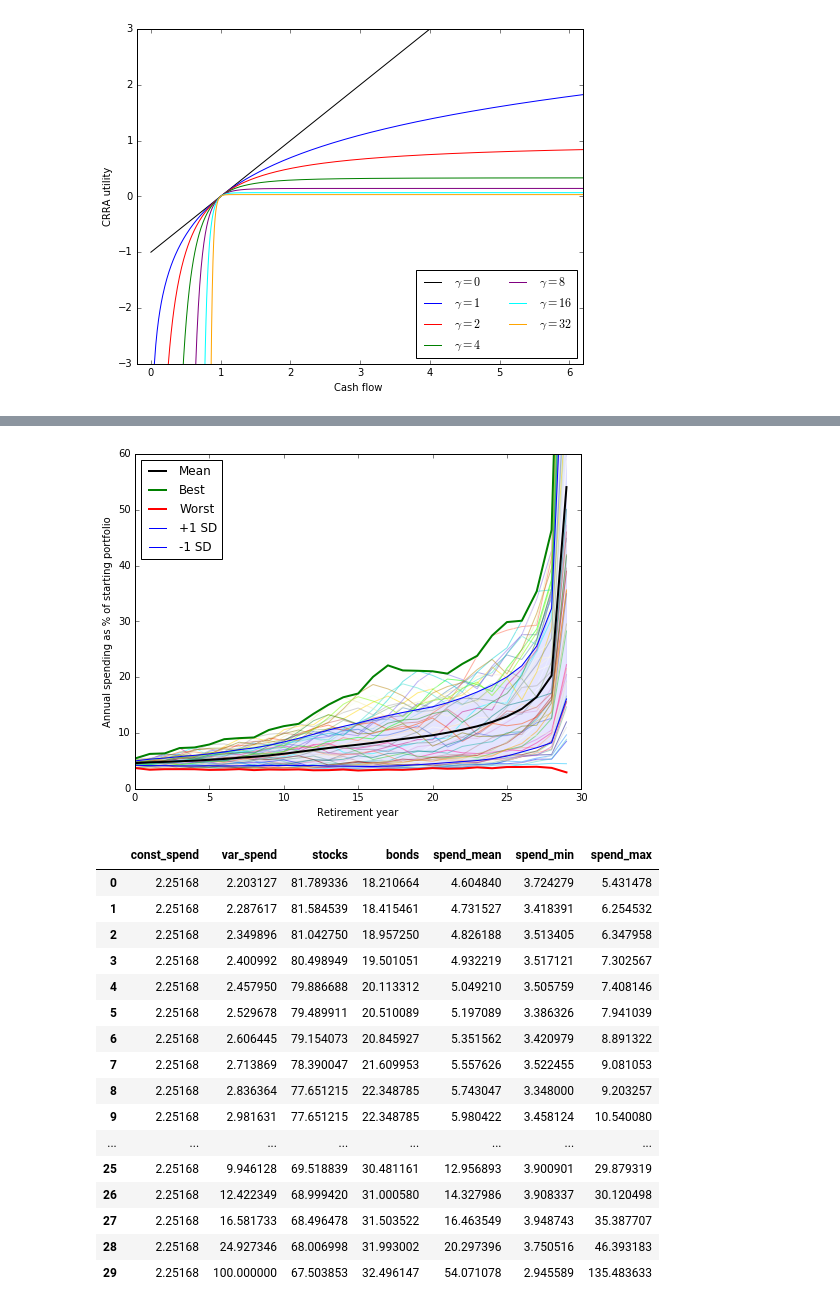
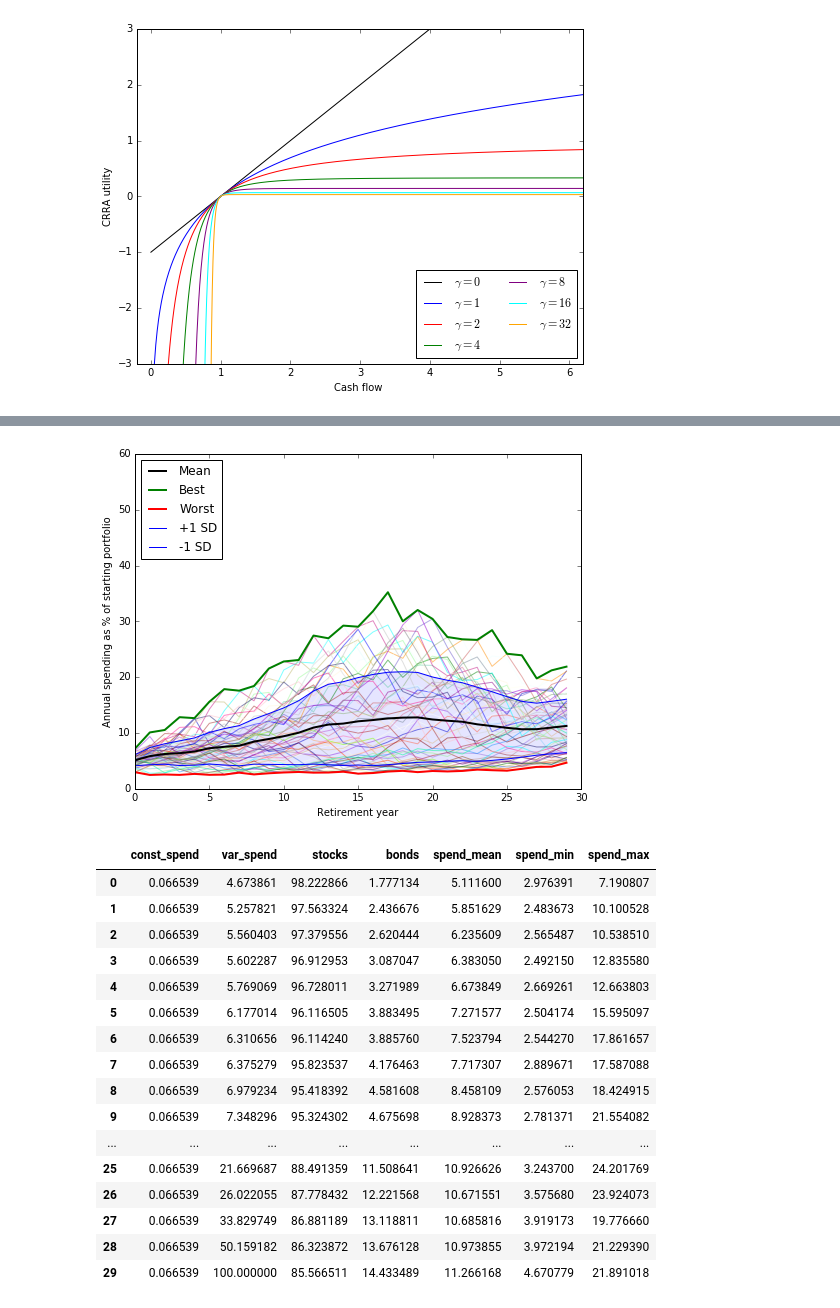
Before and after one commit to druce/safewithdrawal_tensorflow, a Jupyter notebook: Safe Retirement Spending Using Certainty Equivalent Cash Flow and TensorFlow.ipynb, the cells around one changed output, grey strips where cells are left out. Cells and saved outputs as stored; diff of their text form; code cells hidden in the pictures.

Commit message:
Make plotly charts in Jupyter; divide constant spending by 100, consistent with var spending, and to increase gradient and help optimizer

```diff
--- a/Safe Retirement Spending Using Certainty Equivalent Cash Flow and TensorFlow.ipynb
+++ b/Safe Retirement Spending Using Certainty Equivalent Cash Flow and TensorFlow.ipynb
@@ -1339,9 +1322,11 @@ df_summary[cols]
 | 29 | 0.046855 | 100.000000 | 87.563564 | 12.436436 | 15.878956 | 6.638125 | 31.159893 |
 # %%
 # gamma = 4
-const_spend = 0.059504445775
-var_spend_pcts = pd.Series([0.048743220232815181, 0.052041555965078624, 0.05425669457977364, 0.055341022004588659, 0.056949957616905793, 0.059376112158431554, 0.060968251561846702, 0.06293122166280149, 0.066933482597381674, 0.070542130572036385, 0.074078534350592126, 0.078402296003783706, 0.083785249983268473, 0.087567519597712071, 0.090521391958943542, 0.09492949808315379, 0.09982827703508089, 0.10668911434029761, 0.11422268923247973, 0.12181616619067405, 0.12851847687776946, 0.13764059454579039, 0.1500767760566252, 0.1643054934035813, 0.18483683599843975, 0.21406801860735858, 0.25885215003683787, 0.33777223756581798, 0.50128646263591004, 1.000000000])
-stock_allocations = pd.Series([0.98753482171546825, 0.98081995470262795, 0.97668036916297196, 0.96915009360931204, 0.9685832026138691, 0.96213395367575583, 0.96119204438784267, 0.95783677534855827, 0.95500847470650374, 0.95446919674439201, 0.9544402312500071, 0.95130257710954935, 0.95020538078065231, 0.94791868502765131, 0.93886173533119277, 0.93642803578012357, 0.93110650573544129, 0.9267605079600435, 0.91748165966830275, 0.90988565819582679, 0.90907433506273239, 0.90787344831013606, 0.90470864291091824, 0.8948798814288178, 0.89306709219799907, 0.88498161925953145, 0.87780374371979986, 0.86879402614369039, 0.86324195329008513, 0.85566351078676095])
+#Objective: 5.542043
+
+const_spend = 0.062394818590
+var_spend_pcts = pd.Series([0.048730017411681981, 0.052008310068007907, 0.054218193590686803, 0.055312510831961072, 0.05692453529569181, 0.059346850704198942, 0.060946112437266921, 0.062915293825371824, 0.066910490847796711, 0.070523890712361842, 0.074071743670764315, 0.078407393759707497, 0.083816486978216462, 0.087649497384592573, 0.090666848258244878, 0.09516947034014607, 0.10018529958488882, 0.10723772404790377, 0.11502346628583779, 0.12290203018621258, 0.12976582756950256, 0.13907927847917723, 0.15173726025749013, 0.16591027751436746, 0.18646105551063419, 0.21552328379408389, 0.25984829312381236, 0.33830099662564217, 0.50158087213236147, 1.0000000001165821])
+stock_allocations = pd.Series([0.98483041858618714, 0.97770712573282248, 0.97525612643584925, 0.9691289957653666, 0.96881302159684457, 0.96237799840558991, 0.96234194683263252, 0.95851705138673715, 0.95422896281588088, 0.95417380209558689, 0.9541536262809267, 0.95136146540864797, 0.95015346534484879, 0.94863300656047456, 0.93975410613038846, 0.93725390691100396, 0.93177292466854633, 0.92676214815504188, 0.91778513469130074, 0.91050570402803632, 0.90965214873288602, 0.90836304468480333, 0.90502808487792075, 0.8953285399227876, 0.89332014954909367, 0.8851021144470862, 0.87791118448773353, 0.86886484784575391, 0.86325931670778011, 0.85567452029220781])
 
 model = SafeWithdrawalModel(returns_list = [real_stocks, real_bonds],
                             names_list = ["stocks","bonds"],
@@ -1430,11 +1409,11 @@ df_summary[cols]
 # %%
 # gamma = 6
 
+#Objective: 4.785632
 
-const_spend = 0.065452708148
-var_spend_pcts = pd.Series([0.046945774224188913, 0.052396006605669988, 0.055392550449074041, 0.055868842119318682, 0.057591049798561819, 0.0615152346009568, 0.062886825253145678, 0.06371181153648546, 0.069591511258899799, 0.073332657219223329, 0.076525632202621388, 0.080805593402238238, 0.087468500960544246, 0.091348940433953862, 0.093674763143933651, 0.099060607123976699, 0.10402253389691901, 0.11076331603572787, 0.11834970864697514, 0.12671106601296903, 0.1323845240762867, 0.14115545590988418, 0.15381904065188048, 0.16678938862787043, 0.18731040275749727, 0.21620256880736322, 0.2599268424455769, 0.3381662455896306, 0.50151636904294494, 1.0000000001165821])
-stock_allocations = pd.Series([0.98314052207340297, 0.97656471684604462, 0.97427873698306122, 0.96912939955562383, 0.96741408768064874, 0.96137963659491033, 0.96091728209411298, 0.9581162411906754, 0.95354850037613992, 0.95346407991779203, 0.95330132997217454, 0.95107026254962146, 0.94950969990831202, 0.9484974145932249, 0.93949821946699974, 0.9369063814133729, 0.93167546759863273, 0.92642615120473903, 0.91774829201467079, 0.91030462038202986, 0.90941643965626229, 0.90810234309701632, 0.90475687531726012, 0.89517478188003818, 0.89316496300929815, 0.88490975331476618, 0.87777502872885926, 0.86880136706122613, 0.86323719632158591, 0.85566362694610987])
-
+const_spend = 0.066380048274
+var_spend_pcts = pd.Series([0.046942489991125415, 0.052381867750906946, 0.055376304144526919, 0.055857984716955966, 0.057583771265202859, 0.06150651982169935, 0.062883848853336297, 0.06371453884366847, 0.069593106013293091, 0.073340523370016814, 0.076543277055569098, 0.080832500026518719, 0.087518278291160476, 0.091425365331841354, 0.093769994376575891, 0.099211209335377887, 0.10421549460702235, 0.11100390900033544, 0.11865455928527642, 0.12712502511942428, 0.13280328161552832, 0.14161239780070853, 0.15435903942239249, 0.1672445482599117, 0.18779214759395108, 0.21664861706166127, 0.2601965170565872, 0.33828814537170426, 0.50158637558403174, 1.0])
+stock_allocations = pd.Series([0.9823368781066294, 0.97574163093473221, 0.97385639120022749, 0.96912930315347301, 0.96730711445602935, 0.96120678292173423, 0.96112518736605979, 0.95822593280757651, 0.95325751135175252, 0.9532575110571978, 0.9532344090976832, 0.95104972867096116, 0.9494207410006561, 0.94863917813797216, 0.93966140738841597, 0.93705157759905322, 0.93182034051946938, 0.92637966735950883, 0.91781119466330885, 0.91043108963693997, 0.90952857245067864, 0.90818966577947924, 0.904801572109318, 0.89527003579457665, 0.89320998933594076, 0.88491434302897254, 0.87778410584111077, 0.86881129473149388, 0.86323868426060357, 0.85566504051746828])
 model = SafeWithdrawalModel(returns_list = [real_stocks, real_bonds],
                             names_list = ["stocks","bonds"],
                             allocations_list = [stock_allocations, bond_allocations],
@@ -1522,11 +1495,11 @@ df_summary[cols]
 # %%
 #gamma = 8
 
-const_spend = 2.251680
+#Objective: 4.344292
 
-var_spend_pcts = pd.Series([0.022031273673441341, 0.022876165820402014, 0.023498963294297279, 0.024009923088023126, 0.024579503241692738, 0.025296781124533339, 0.026064445850974106, 0.027138692187950633, 0.02836363928583004, 0.029816306186538553, 0.03137014624414091, 0.033034661838646097, 0.034783773471512389, 0.036258800113663003, 0.03770351802246065, 0.039365145766365024, 0.041341325796453957, 0.043771642465567313, 0.04646450771293998, 0.049542205415539955, 0.05292310665462082, 0.057531350136918818, 0.063701450508746663, 0.071740557125213808, 0.083136132331005669, 0.099461281924950698, 0.12422348654331426, 0.16581732923204678, 0.2492734632461393, 1.0])
-
-stock_allocations = pd.Series([0.81789336412001734, 0.81584538610764346, 0.81042750459597801, 0.80498948698905237, 0.79886688142970441, 0.79489911450757, 0.79154073305948436, 0.78390046690529824, 0.77651215459561385, 0.77651215255860817, 0.77086558886591372, 0.76476785202016995, 0.76048041386310017, 0.75627575076902154, 0.75205921164477696, 0.74476986724206617, 0.73971954666408557, 0.73565392891069636, 0.72994245336165653, 0.72523217620924729, 0.71995758485572614, 0.71535585193211471, 0.71022398451382318, 0.70527878142970934, 0.69984383409868922, 0.69518839294669621, 0.68999420117084576, 0.68496478242602588, 0.68006998425307064, 0.67503852649842844])
+const_spend = 0.066538868236
+var_spend_pcts = pd.Series([0.046738613400720157, 0.052578212331701422, 0.055604031991144054, 0.056022867641020879, 0.057690694919215656, 0.061770142012811377, 0.063106556759141882, 0.063752793177456912, 0.069792342789740017, 0.073482958654542213, 0.076628286680646529, 0.080881261799524609, 0.087615661447915424, 0.091523532688704792, 0.093830476679064898, 0.099316484584904705, 0.10431742236079763, 0.1110747451023619, 0.11871473457622117, 0.12721163543407124, 0.13286513528335064, 0.14167109586199056, 0.15442861904905222, 0.16728842599129523, 0.18784170097529398, 0.21669686703068189, 0.26022055000599115, 0.33829748628390444, 0.50159181598691882, 1.0])
+stock_allocations = pd.Series([0.98222866429135214, 0.97563324068554025, 0.97379555563150988, 0.9691295331731038, 0.96728011171618633, 0.96116505282781062, 0.96114239602900542, 0.9582353657349566, 0.95418391865355312, 0.95324301670733713, 0.95224537364245299, 0.95104770592332288, 0.94940822135558678, 0.94865630709534388, 0.93967988457235629, 0.93706436102547297, 0.93183422330506882, 0.92637390183047841, 0.91781855076830809, 0.91044203986889627, 0.90953803147697587, 0.90819640840180615, 0.90480389222271274, 0.89527804644637532, 0.89321353646032575, 0.88491359202162156, 0.87778431762444609, 0.8688118901276034, 0.86323871800759366, 0.85566511406570356])
 
 
 model = SafeWithdrawalModel(returns_list = [real_stocks, real_bonds],
@@ -1592,20 +1565,20 @@ df_summary[cols]
-[figure, old version]
+[figure, new version]
 |  | const_spend | var_spend | stocks | bonds | spend_mean | spend_min | spend_max |
-| 0 | 2.25168 | 2.203127 | 81.789336 | 18.210664 | 4.604840 | 3.724279 | 5.431478 |
-| 1 | 2.25168 | 2.287617 | 81.584539 | 18.415461 | 4.731527 | 3.418391 | 6.254532 |
-| 2 | 2.25168 | 2.349896 | 81.042750 | 18.957250 | 4.826188 | 3.513405 | 6.347958 |
-| 3 | 2.25168 | 2.400992 | 80.498949 | 19.501051 | 4.932219 | 3.517121 | 7.302567 |
-| 4 | 2.25168 | 2.457950 | 79.886688 | 20.113312 | 5.049210 | 3.505759 | 7.408146 |
-| 5 | 2.25168 | 2.529678 | 79.489911 | 20.510089 | 5.197089 | 3.386326 | 7.941039 |
-| 6 | 2.25168 | 2.606445 | 79.154073 | 20.845927 | 5.351562 | 3.420979 | 8.891322 |
-| 7 | 2.25168 | 2.713869 | 78.390047 | 21.609953 | 5.557626 | 3.522455 | 9.081053 |
-| 8 | 2.25168 | 2.836364 | 77.651215 | 22.348785 | 5.743047 | 3.348000 | 9.203257 |
-| 9 | 2.25168 | 2.981631 | 77.651215 | 22.348785 | 5.980422 | 3.458124 | 10.540080 |
+| 0 | 0.066539 | 4.673861 | 98.222866 | 1.777134 | 5.111600 | 2.976391 | 7.190807 |
+| 1 | 0.066539 | 5.257821 | 97.563324 | 2.436676 | 5.851629 | 2.483673 | 10.100528 |
+| 2 | 0.066539 | 5.560403 | 97.379556 | 2.620444 | 6.235609 | 2.565487 | 10.538510 |
+| 3 | 0.066539 | 5.602287 | 96.912953 | 3.087047 | 6.383050 | 2.492150 | 12.835580 |
+| 4 | 0.066539 | 5.769069 | 96.728011 | 3.271989 | 6.673849 | 2.669261 | 12.663803 |
+| 5 | 0.066539 | 6.177014 | 96.116505 | 3.883495 | 7.271577 | 2.504174 | 15.595097 |
+| 6 | 0.066539 | 6.310656 | 96.114240 | 3.885760 | 7.523794 | 2.544270 | 17.861657 |
+| 7 | 0.066539 | 6.375279 | 95.823537 | 4.176463 | 7.717307 | 2.889671 | 17.587088 |
+| 8 | 0.066539 | 6.979234 | 95.418392 | 4.581608 | 8.458109 | 2.576053 | 18.424915 |
+| 9 | 0.066539 | 7.348296 | 95.324302 | 4.675698 | 8.928373 | 2.781371 | 21.554082 |
 | ... | ... | ... | ... | ... | ... | ... | ... |
-| 25 | 2.25168 | 9.946128 | 69.518839 | 30.481161 | 12.956893 | 3.900901 | 29.879319 |
-| 26 | 2.25168 | 12.422349 | 68.999420 | 31.000580 | 14.327986 | 3.908337 | 30.120498 |
-| 27 | 2.25168 | 16.581733 | 68.496478 | 31.503522 | 16.463549 | 3.948743 | 35.387707 |
-| 28 | 2.25168 | 24.927346 | 68.006998 | 31.993002 | 20.297396 | 3.750516 | 46.393183 |
-| 29 | 2.25168 | 100.000000 | 67.503853 | 32.496147 | 54.071078 | 2.945589 | 135.483633 |
+| 25 | 0.066539 | 21.669687 | 88.491359 | 11.508641 | 10.926626 | 3.243700 | 24.201769 |
+| 26 | 0.066539 | 26.022055 | 87.778432 | 12.221568 | 10.671551 | 3.575680 | 23.924073 |
+| 27 | 0.066539 | 33.829749 | 86.881189 | 13.118811 | 10.685816 | 3.919173 | 19.776660 |
+| 28 | 0.066539 | 50.159182 | 86.323872 | 13.676128 | 10.973855 | 3.972194 | 21.229390 |
+| 29 | 0.066539 | 100.000000 | 85.566511 | 14.433489 | 11.266168 | 4.670779 | 21.891018 |
 # %%
 # make a plotly chart
```
Also changed, not shown: parts of 10 cells of this notebook, 6 other files.
